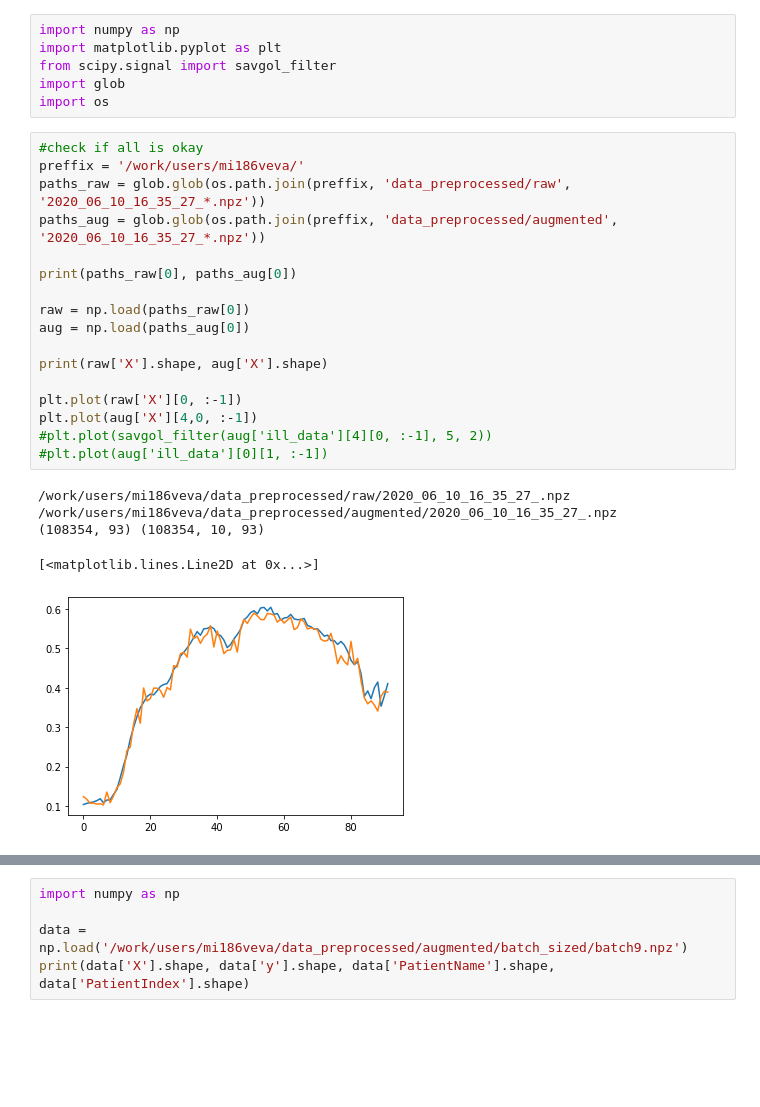
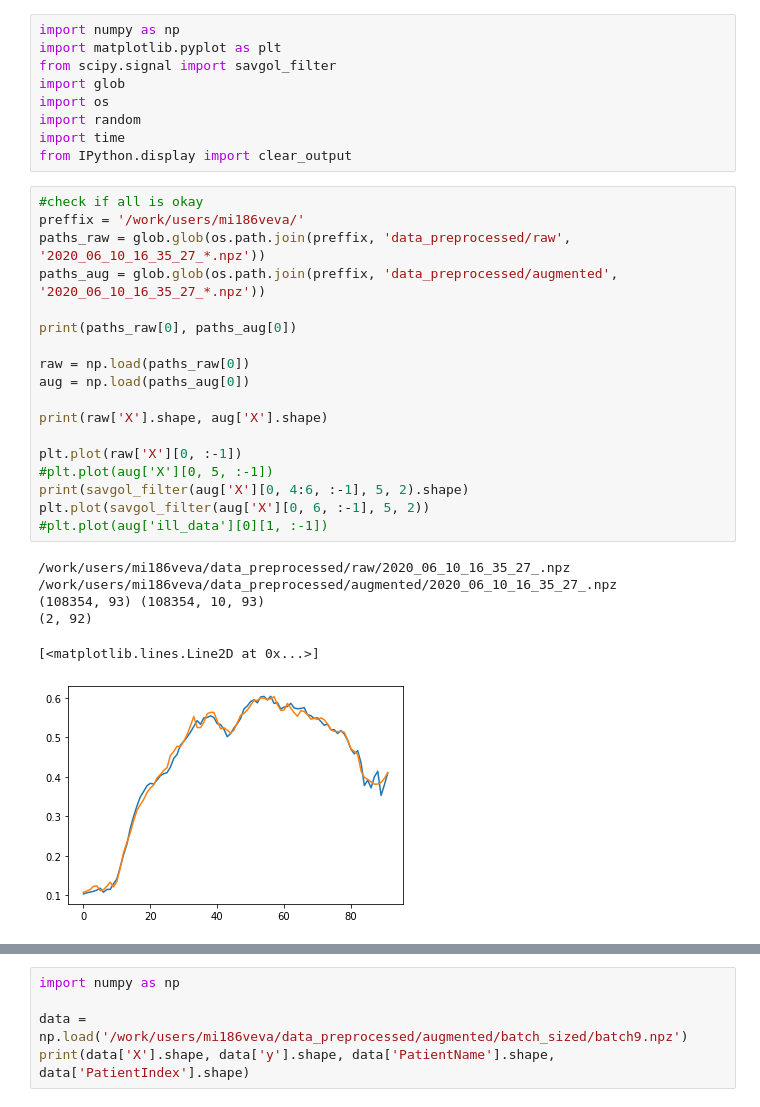
Before and after one commit to msokur/hsi-experiments, a Jupyter notebook: augmentation.ipynb, the cells around one changed output, grey strips where cells are left out. Drawn from its saved outputs; the diff is of its cells as text; blank space fills up the shorter version.

```diff
--- a/augmentation.ipynb
+++ b/augmentation.ipynb
@@ -4,25 +4,30 @@ import matplotlib.pyplot as plt
 from scipy.signal import savgol_filter
 import glob
 import os
+import random
+import time
+from IPython.display import clear_output
 # %%
 #check if all is okay
 preffix = '/work/users/mi186veva/'
 paths_raw = glob.glob(os.path.join(preffix, 'data_preprocessed/raw', '2020_06_10_16_35_27_*.npz'))
 paths_aug = glob.glob(os.path.join(preffix, 'data_preprocessed/augmented', '2020_06_10_16_35_27_*.npz'))
 
 print(paths_raw[0], paths_aug[0])
 
 raw = np.load(paths_raw[0])
 aug = np.load(paths_aug[0])
 
 print(raw['X'].shape, aug['X'].shape)
 
 plt.plot(raw['X'][0, :-1])
-plt.plot(aug['X'][4,0, :-1])
-#plt.plot(savgol_filter(aug['ill_data'][4][0, :-1], 5, 2))
+#plt.plot(aug['X'][0, 5, :-1])
+print(savgol_filter(aug['X'][0, 4:6, :-1], 5, 2).shape)
+plt.plot(savgol_filter(aug['X'][0, 6, :-1], 5, 2))
 #plt.plot(aug['ill_data'][0][1, :-1])
 # %% [output]
 /work/users/mi186veva/data_preprocessed/raw/2020_06_10_16_35_27_.npz /work/users/mi186veva/data_preprocessed/augmented/2020_06_10_16_35_27_.npz
 (108354, 93) (108354, 10, 93)
+(2, 92)
 [<matplotlib.lines.Line2D at 0x...>]
-[figure, old version]
+[figure, new version]
```
Also changed, not shown: parts of 9 cells of this notebook, 2 other files.
